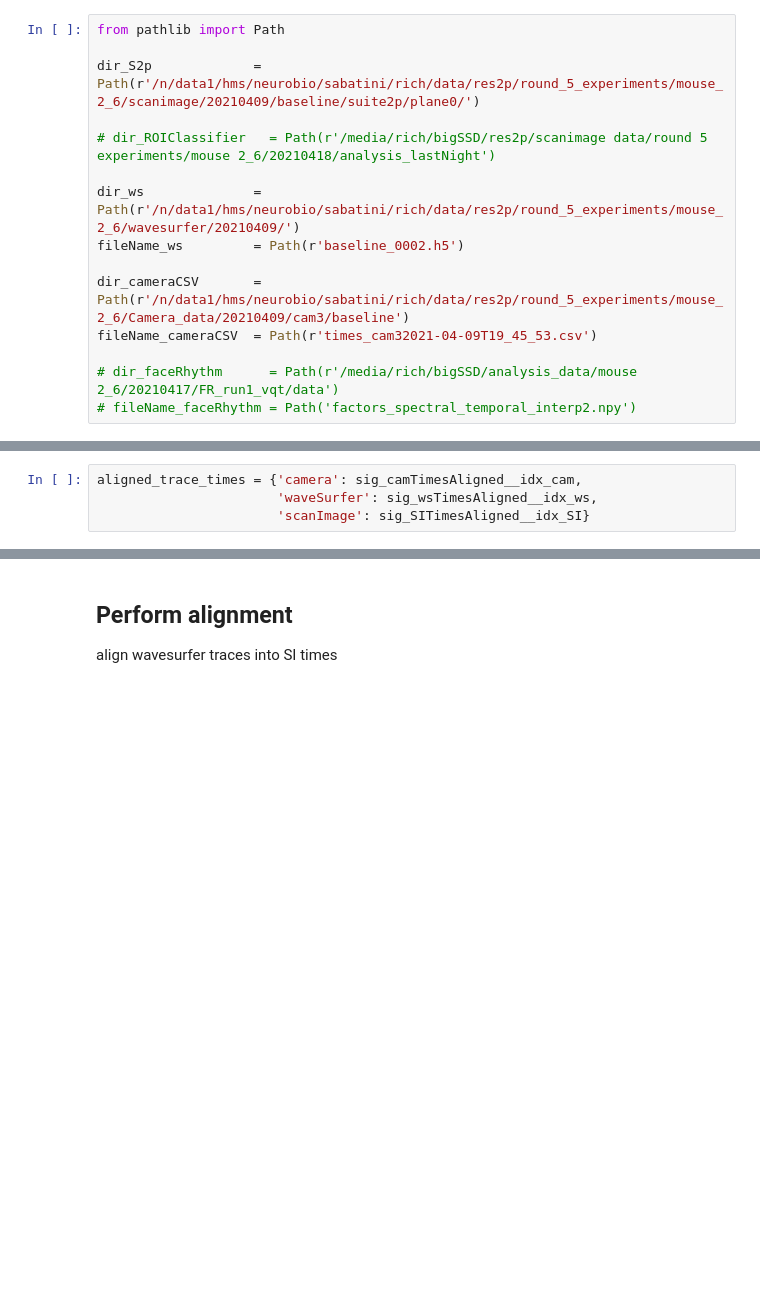
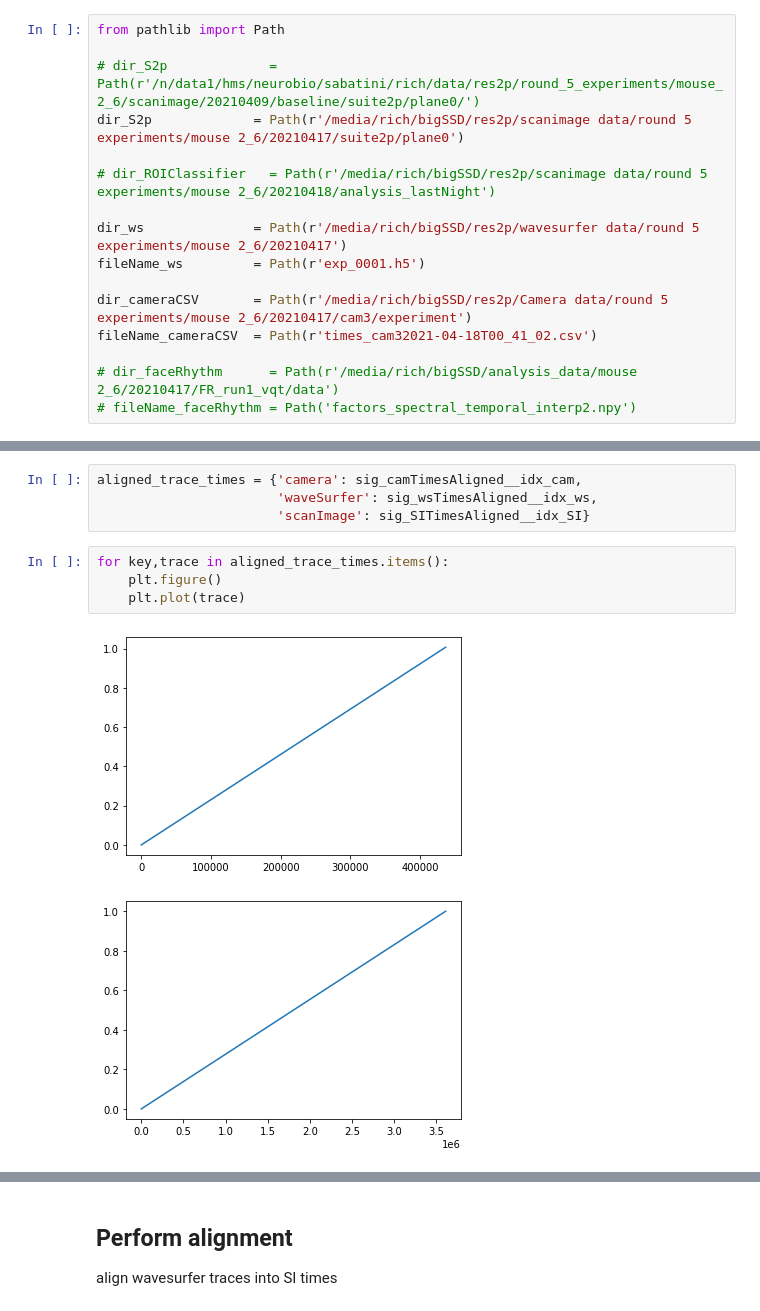
Before and after one commit to RichieHakim/NBAP, a Jupyter notebook: makeAlignmentTemplates.ipynb, the cells around one changed output, grey strips where cells are left out. Drawn from its saved outputs; the diff is of its cells as text; blank space fills up the shorter version.

```diff
--- a/makeAlignmentTemplates.ipynb
+++ b/makeAlignmentTemplates.ipynb
@@ -61,15 +67,16 @@ save metadata on event durations and types etc.
 # %%
 from pathlib import Path
 
-dir_S2p             = Path(r'/n/data1/hms/neurobio/sabatini/rich/data/res2p/round_5_experiments/mouse_2_6/scanimage/20210409/baseline/suite2p/plane0/')
+# dir_S2p             = Path(r'/n/data1/hms/neurobio/sabatini/rich/data/res2p/round_5_experiments/mouse_2_6/scanimage/20210409/baseline/suite2p/plane0/')
+dir_S2p             = Path(r'/media/rich/bigSSD/res2p/scanimage data/round 5 experiments/mouse 2_6/20210417/suite2p/plane0')
 
 # dir_ROIClassifier   = Path(r'/media/rich/bigSSD/res2p/scanimage data/round 5 experiments/mouse 2_6/20210418/analysis_lastNight')
 
-dir_ws              = Path(r'/n/data1/hms/neurobio/sabatini/rich/data/res2p/round_5_experiments/mouse_2_6/wavesurfer/20210409/')
-fileName_ws         = Path(r'baseline_0002.h5')
+dir_ws              = Path(r'/media/rich/bigSSD/res2p/wavesurfer data/round 5 experiments/mouse 2_6/20210417')
+fileName_ws         = Path(r'exp_0001.h5')
 
-dir_cameraCSV       = Path(r'/n/data1/hms/neurobio/sabatini/rich/data/res2p/round_5_experiments/mouse_2_6/Camera_data/20210409/cam3/baseline')
-fileName_cameraCSV  = Path(r'times_cam32021-04-09T19_45_53.csv')
+dir_cameraCSV       = Path(r'/media/rich/bigSSD/res2p/Camera data/round 5 experiments/mouse 2_6/20210417/cam3/experiment')
+fileName_cameraCSV  = Path(r'times_cam32021-04-18T00_41_02.csv')
 
 # dir_faceRhythm      = Path(r'/media/rich/bigSSD/analysis_data/mouse 2_6/20210417/FR_run1_vqt/data')
 # fileName_faceRhythm = Path('factors_spectral_temporal_interp2.npy')
@@ -127,3 +134,10 @@ store outputs
 aligned_trace_times = {'camera': sig_camTimesAligned__idx_cam,
                        'waveSurfer': sig_wsTimesAligned__idx_ws,
                        'scanImage': sig_SITimesAligned__idx_SI}
+# %%
+for key,trace in aligned_trace_times.items():
+    plt.figure()
+    plt.plot(trace)
+# %% [output]
+[figure, added]
+[figure, added]
```
Also changed, not shown: parts of 8 cells of this notebook, 1 other file.
